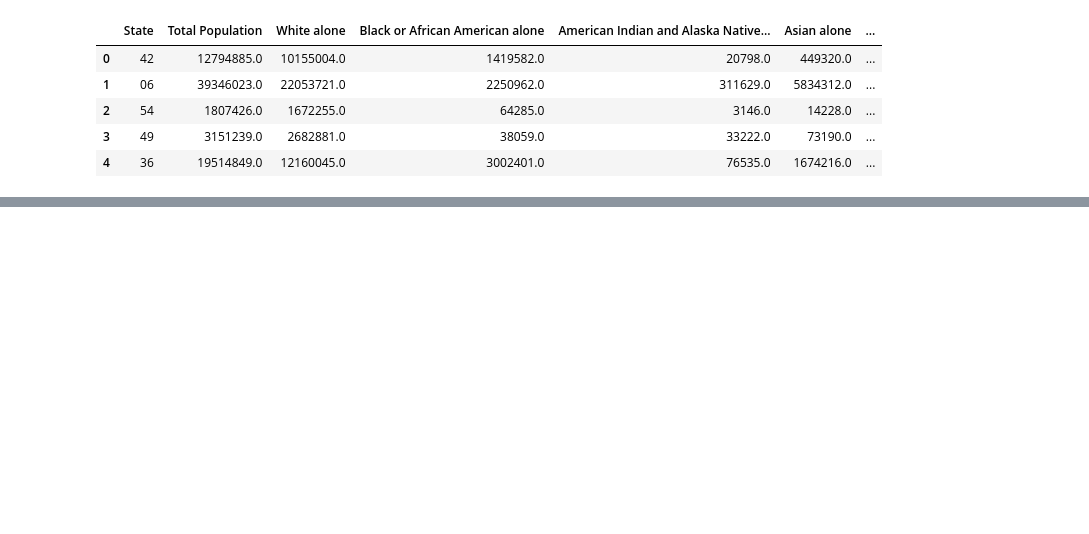
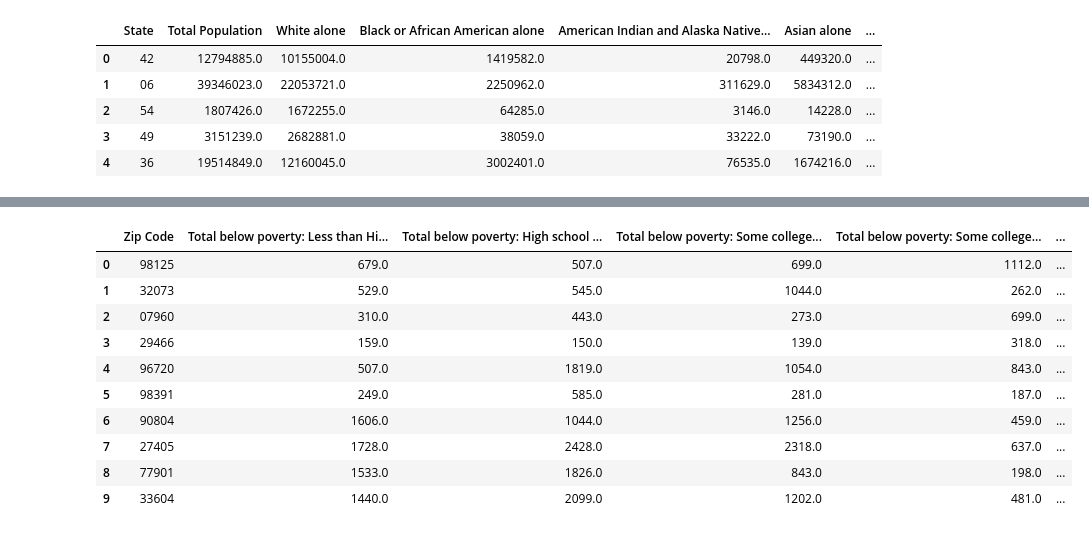
Before and after one commit to OP78142/proj-1-g4, a Jupyter notebook: ProjectWork.ipynb, the cells around one changed output, grey strips where cells are left out. Saved outputs shown, nothing was run; the diff lists cells and outputs as text; code cells hidden in the pictures; blank space fills up the shorter version.

```diff
--- a/ProjectWork.ipynb
+++ b/ProjectWork.ipynb
@@ -203,0 +346,65 @@ census_pd_povRace.sample(25, random_state=100)
+# %%
+census_data_povGender_Random = c.acs5.get(("B17003_004E","B17003_005E","B17003_006E","B17003_007E","B17003_009E","B17003_010E",
+						  "B17003_011E","B17003_012E","B17003_015E","B17003_016E","B17003_017E","B17003_018E","B17003_020E",
+						  "B17003_021E","B17003_022E","B17003_023E","B01003_001E"), {"for": "zip code tabulation area:98125,98391,27405,32073,33604,90804,96720,29466,07960,77901"})
+census_pd_povGender_Random = pd.DataFrame(census_data_povGender_Random)
+
+
+
+census_pd_povGender_Random = census_pd_povGender_Random.rename(columns={"B17003_004E":"Male Below Poverty: Less than high school graduate",
+									"B17003_005E":"Male Below Poverty: High school graduate (includes equivalency)",
+									"B17003_006E":"Male Below Poverty: Some college, associate's degree",
+									"B17003_007E":"Male Below Poverty: Bachelor's degree or higher",
+									"B17003_009E":"Female Below Poverty: Less than high school graduate",
+									"B17003_010E":"Female Below Poverty: High school graduate (includes equivalency)",
+									"B17003_011E":"Female Below Poverty: Some college, associate's degree",
+									"B17003_012E":"Female Below Poverty: Bachelor's degree or higher",
+									"B17003_015E":"Male Above Poverty: Less than high school graduate",
+									"B17003_016E":"Male Above Poverty: High school graduate (includes equivalency)",
+									"B17003_017E":"Male Above Poverty: Some college, associate's degree",
+									"B17003_018E":"Male Above Poverty: Bachelor's degree or higher",
+									"B17003_020E":"Female Above Poverty: Less than high school graduate",
+									"B17003_021E":"Female Above Poverty: High school graduate (includes equivalency)",
+									"B17003_022E":"Female Above Poverty: Some college, associate's degree",
+									"B17003_023E":"Female Above Poverty: Bachelors degree or higher",
+                                     "zip code tabulation area":"Zip Code",
+                                     "B01003_001E": "Total Responses" })
+census_pd_povGender_Random['Total below poverty: Less than High School Graduate'] = (census_pd_povGender_Random["Male Below Poverty: Less than high school graduate"]
+         + census_pd_povGender_Random["Female Below Poverty: Less than high school graduate"])
+census_pd_povGender_Random['Total below poverty: High school graduate (includes equivalency)'] = (census_pd_povGender_Random["Male Below Poverty: High school graduate (includes equivalency)"]
+         + census_pd_povGender_Random["Female Below Poverty: High school graduate (includes equivalency)"])
+census_pd_povGender_Random["Total below poverty: Some college, associate's degree"] = (census_pd_povGender_Random["Male Below Poverty: Some college, associate's degree"]
+         + census_pd_povGender_Random["Female Below Poverty: Some college, associate's degree"])
+census_pd_povGender_Random["Total below poverty: Some college, Bachelor's degree or higher"] = (census_pd_povGender_Random["Male Below Poverty: Bachelor's degree or higher"]
+         + census_pd_povGender_Random["Female Below Poverty: Bachelor's degree or higher"])
+
+census_pd_povGender_Random['Total Above poverty: Less than High School Graduate'] = (census_pd_povGender_Random["Male Above Poverty: Less than high school graduate"]
+         + census_pd_povGender_Random["Female Above Poverty: Less than high school graduate"])
+census_pd_povGender_Random['Total Above poverty: High school graduate (includes equivalency)'] = (census_pd_povGender_Random["Male Above Poverty: High school graduate (includes equivalency)"]
+         + census_pd_povGender_Random["Female Above Poverty: High school graduate (includes equivalency)"])
+census_pd_povGender_Random["Total Above poverty: Some college, associate's degree"] = (census_pd_povGender_Random["Male Above Poverty: Some college, associate's degree"]
+         + census_pd_povGender_Random["Female Above Poverty: Some college, associate's degree"])
+census_pd_povGender_Random["Total Above poverty: Some college, Bachelor's degree or higher"] = (census_pd_povGender_Random["Male Above Poverty: Bachelor's degree or higher"]
+         + census_pd_povGender_Random["Female Above Poverty: Bachelors degree or higher"])
+
+census_pd_povGender_Random = census_pd_povGender_Random[[
+"Zip Code",
+'Total below poverty: Less than High School Graduate',
+'Total below poverty: High school graduate (includes equivalency)',
+"Total below poverty: Some college, associate's degree",
+"Total below poverty: Some college, Bachelor's degree or higher"
+]]
+
+census_pd_povGender_Random
+# %% [output]
+|  | Zip Code | Total below poverty: Less than Hi... | Total below poverty: High school ... | Total below poverty: Some college... | Total below poverty: Some college... | ... |
+| 0 | 98125 | 679.0 | 507.0 | 699.0 | 1112.0 | ... |
+| 1 | 32073 | 529.0 | 545.0 | 1044.0 | 262.0 | ... |
+| 2 | 07960 | 310.0 | 443.0 | 273.0 | 699.0 | ... |
+| 3 | 29466 | 159.0 | 150.0 | 139.0 | 318.0 | ... |
+| 4 | 96720 | 507.0 | 1819.0 | 1054.0 | 843.0 | ... |
+| 5 | 98391 | 249.0 | 585.0 | 281.0 | 187.0 | ... |
+| 6 | 90804 | 1606.0 | 1044.0 | 1256.0 | 459.0 | ... |
+| 7 | 27405 | 1728.0 | 2428.0 | 2318.0 | 637.0 | ... |
+| 8 | 77901 | 1533.0 | 1826.0 | 843.0 | 198.0 | ... |
+| 9 | 33604 | 1440.0 | 2099.0 | 1202.0 | 481.0 | ... |
```
Also changed, not shown: parts of 16 cells of this notebook.
